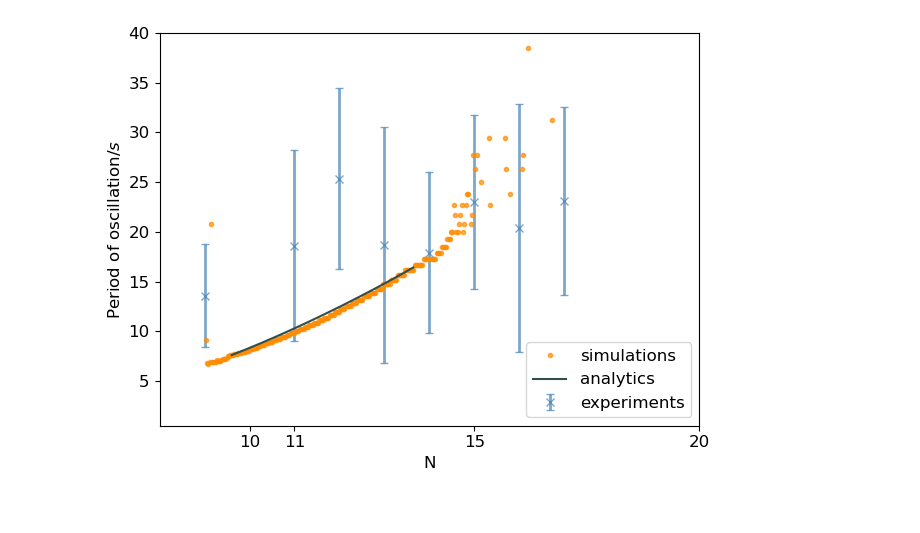
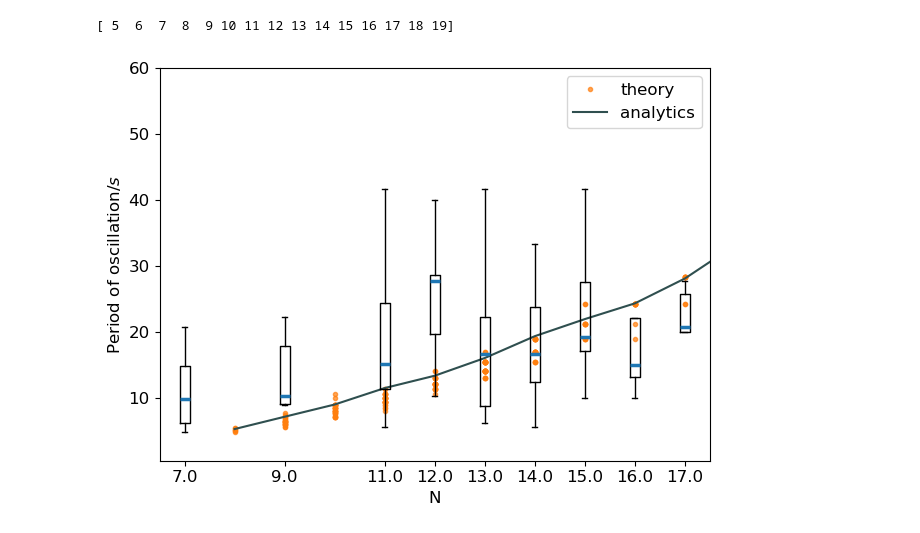
Before and after one commit to Irene-Li/ActivePoly, a Jupyter notebook: parameter_sweep.ipynb, the cells around one changed output. Cells and saved outputs as stored; diff of their text form; code cells hidden in the pictures.

```diff
--- a/parameter_sweep.ipynb
+++ b/parameter_sweep.ipynb
@@ -30,7 +32,7 @@ def convert_params(params):
 def find_amps(params, get_J, T, n_frames, init):
     m = FHN_det(params, get_J)
     res = m.evolve(T, int(n_frames), init)
-    amps = np.fft.rfft(res[:, -int(n_frames/2):], axis=-1)
+    amps = np.fft.rfft(res[:, -170:], axis=-1)
     return np.abs(amps)**2
 # %%
 # params in the order of epsilon, gamma, mu, c
@@ -155,55 +176,51 @@ for (i, (mu, c, epsilon)) in enumerate(zip(mu_traj, c_traj, epsilon_traj)):
 # %%
-period_sim = 2*np.pi/theta_freq
+period_sim = 2*np.pi/np.array(theta_freq)
 period_analytic = 2*np.pi/Im
 
-period_sim[period_sim > 90] = 0
-period_analytic[period_analytic > 90] = 0
-period_analytic[Re < 0] = 0
+period_sim[period_sim > 50] = 0
+period_analytic[period_analytic > 50] = 0
+
+np.savetxt('Data/period_sim.csv', period_sim)
+np.savetxt('Data/period_analytic.csv', period_analytic)
 # %%
 mat_data = scipy.io.loadmat('Data/PeriodOsc.mat')
 period_exp = mat_data['N_Period']
 # %%
 from matplotlib.lines import Line2D
 
 plt.rc('text', usetex=False)
 plt.rc('font', family='sans-serif', size=12)
 
 plt.axhline(y=0, c='k')
 
 
 Ns = np.unique(period_exp[:, 0])
 data_by_x = [period_exp[period_exp[:, 0] == N, 1] for N in Ns]
 m = list(map(np.mean, data_by_x))
 s = list(map(np.std, data_by_x))
 
-plt.errorbar(Ns, m, yerr=s, fmt='x', color='steelblue', barsabove=True, capsize=3, alpha=0.7, label=r'experiments', linewidth=2)
-plt.plot(ratios*10+1, period_sim, 'darkorange', marker='o', markersize=3, linestyle='none', label=r'simulations', alpha=0.7, markeredgewidth=1)
+print(Ls)
+
+plt.plot(Ls, period_sim[:, 0], 'tab:orange', marker='o', markersize=3, linestyle='none', label=r'theory', alpha=0.7, markeredgewidth=1)
+plt.plot(Ls, period_sim, 'tab:orange', marker='o', markersize=3, linestyle='none', alpha=0.7, markeredgewidth=1)
 plt.plot(ratios[period_analytic > 1]*10+1, period_analytic[period_analytic > 1], c='darkslategrey', alpha=1, label=r'analytics')
 # plt.plot(period_exp[:, 0], period_exp[:, 1], 'grey', marker='o', markersize=2, linestyle='none', label=r'experiments')
-plt.legend(loc='lower right')
+plt.legend(loc='upper right')
 
 
-# parts = plt.boxplot(data_by_x, positions=Ns, widths=0.2, showmeans=True, meanprops=dict(marker='x'))
-# for median in parts['medians']:
-#     median.set_visible(False)
+medianprops = dict(linestyle='-', linewidth=2.5, color='tab:blue')
+boxprops={"facecolor": 'tab:blue'}
+plt.boxplot(data_by_x, positions=Ns, widths=0.2, showmeans=False, medianprops=medianprops, showfliers=False)
 
-
-# # Create custom legend
-# custom_lines = [
-#     Line2D([0], [0], color='grey', lw=4, label=r'Experimental'),
-#     Line2D([0], [0], color='steelblue', lw=2, label=r'Analytic'),
-#     Line2D([0], [0], color='darkorange', marker='+', markersize=10, linestyle='none', label=r'Simulations')
-# ]
-# plt.legend(handles=custom_lines, loc='upper right')
-
-plt.xlim([8, 20])
-plt.xticks([10, 11, 15, 20])
-plt.ylim([0.5, 40])
+plt.xlim([6.5, 17.5])
+plt.ylim([0.5, 60])
+# plt.xticks([7, 9, 11, 13, 15, 17 ], ['7', '9', '11', '13', '15', '17'])
 plt.xlabel('N')
 plt.ylabel(r'Period of oscillation/$s$')
 plt.tight_layout()
 plt.savefig('Figures/re_im_eig.pdf')
 plt.show()
 # %% [output]
+[ 5  6  7  8  9 10 11 12 13 14 15 16 17 18 19]
-[figure, old version]
+[figure, new version]
 # %%
```
Also changed, not shown: parts of 11 cells of this notebook, 21 other files.
